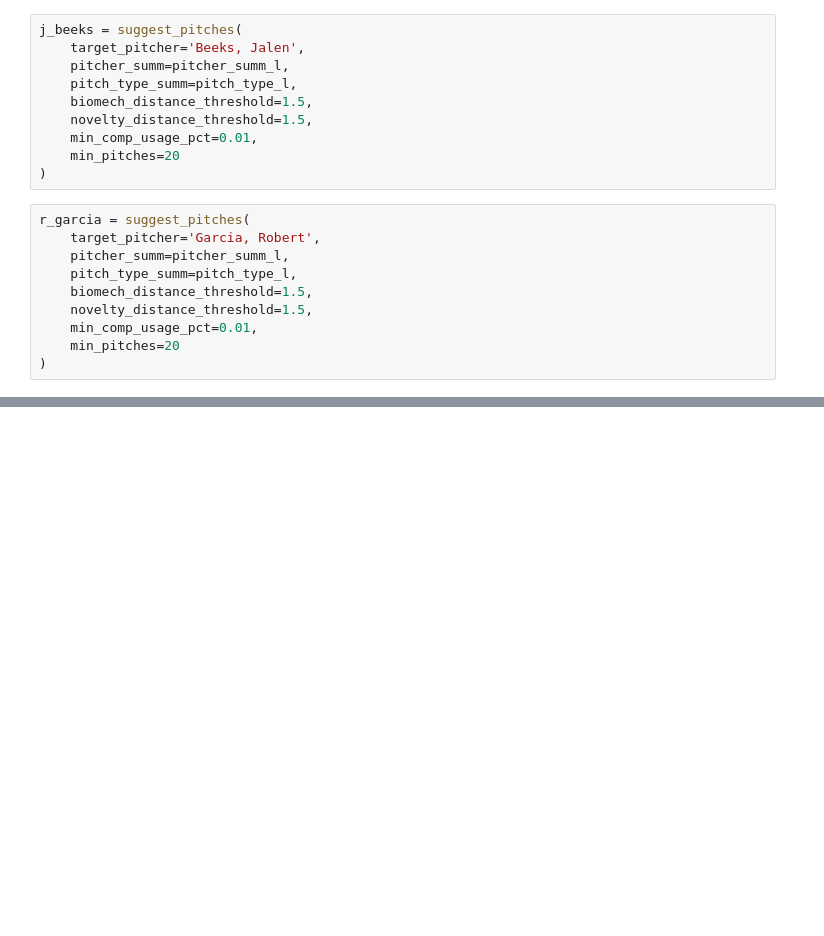
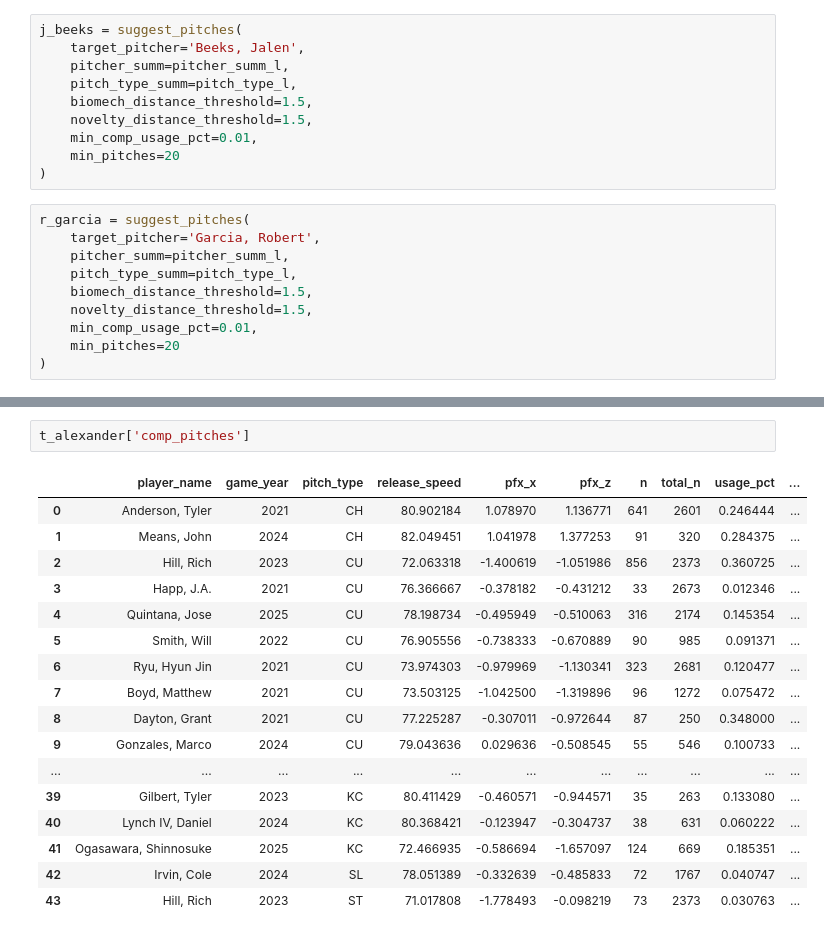
Before and after one commit to simontodreas/mlb-pitch-loadout, a Jupyter notebook: Pitch Suggestions.ipynb, the cells around one changed output, grey strips where cells are left out. Drawn from its saved outputs; the diff is of its cells as text; blank space fills up the shorter version.

```diff
--- a/Pitch Suggestions.ipynb
+++ b/Pitch Suggestions.ipynb
@@ -237,0 +255,20 @@ plot_pitch_clusters(t_alexander)
+# %%
+t_alexander['comp_pitches']
+# %% [output]
+|  | player_name | game_year | pitch_type | release_speed | pfx_x | pfx_z | n | total_n | usage_pct | ... |
+| 0 | Anderson, Tyler | 2021 | CH | 80.902184 | 1.078970 | 1.136771 | 641 | 2601 | 0.246444 | ... |
+| 1 | Means, John | 2024 | CH | 82.049451 | 1.041978 | 1.377253 | 91 | 320 | 0.284375 | ... |
+| 2 | Hill, Rich | 2023 | CU | 72.063318 | -1.400619 | -1.051986 | 856 | 2373 | 0.360725 | ... |
+| 3 | Happ, J.A. | 2021 | CU | 76.366667 | -0.378182 | -0.431212 | 33 | 2673 | 0.012346 | ... |
+| 4 | Quintana, Jose | 2025 | CU | 78.198734 | -0.495949 | -0.510063 | 316 | 2174 | 0.145354 | ... |
+| 5 | Smith, Will | 2022 | CU | 76.905556 | -0.738333 | -0.670889 | 90 | 985 | 0.091371 | ... |
+| 6 | Ryu, Hyun Jin | 2021 | CU | 73.974303 | -0.979969 | -1.130341 | 323 | 2681 | 0.120477 | ... |
+| 7 | Boyd, Matthew | 2021 | CU | 73.503125 | -1.042500 | -1.319896 | 96 | 1272 | 0.075472 | ... |
+| 8 | Dayton, Grant | 2021 | CU | 77.225287 | -0.307011 | -0.972644 | 87 | 250 | 0.348000 | ... |
+| 9 | Gonzales, Marco | 2024 | CU | 79.043636 | 0.029636 | -0.508545 | 55 | 546 | 0.100733 | ... |
+| ... | ... | ... | ... | ... | ... | ... | ... | ... | ... | ... |
+| 39 | Gilbert, Tyler | 2023 | KC | 80.411429 | -0.460571 | -0.944571 | 35 | 263 | 0.133080 | ... |
+| 40 | Lynch IV, Daniel | 2024 | KC | 80.368421 | -0.123947 | -0.304737 | 38 | 631 | 0.060222 | ... |
+| 41 | Ogasawara, Shinnosuke | 2025 | KC | 72.466935 | -0.586694 | -1.657097 | 124 | 669 | 0.185351 | ... |
+| 42 | Irvin, Cole | 2024 | SL | 78.051389 | -0.332639 | -0.485833 | 72 | 1767 | 0.040747 | ... |
+| 43 | Hill, Rich | 2023 | ST | 71.017808 | -1.778493 | -0.098219 | 73 | 2373 | 0.030763 | ... |
```
Also changed, not shown: parts of 5 cells of this notebook, 2 other files.
